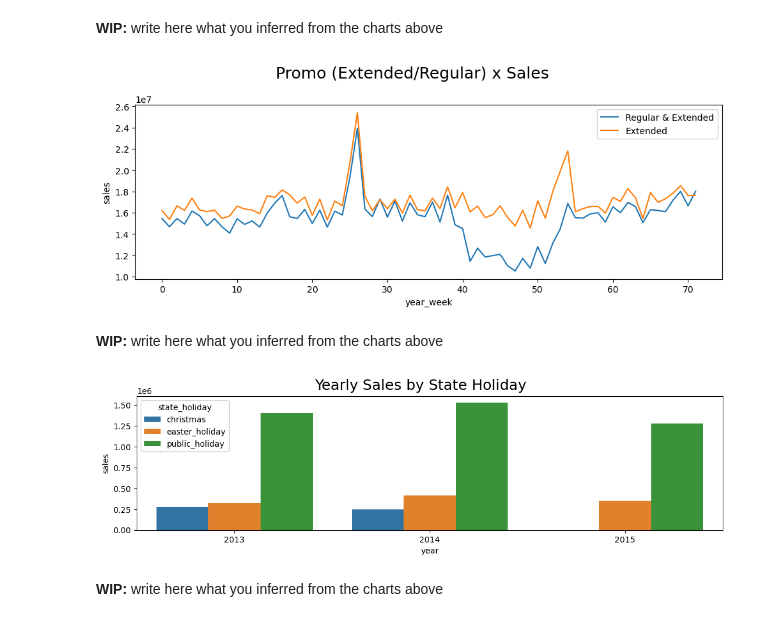
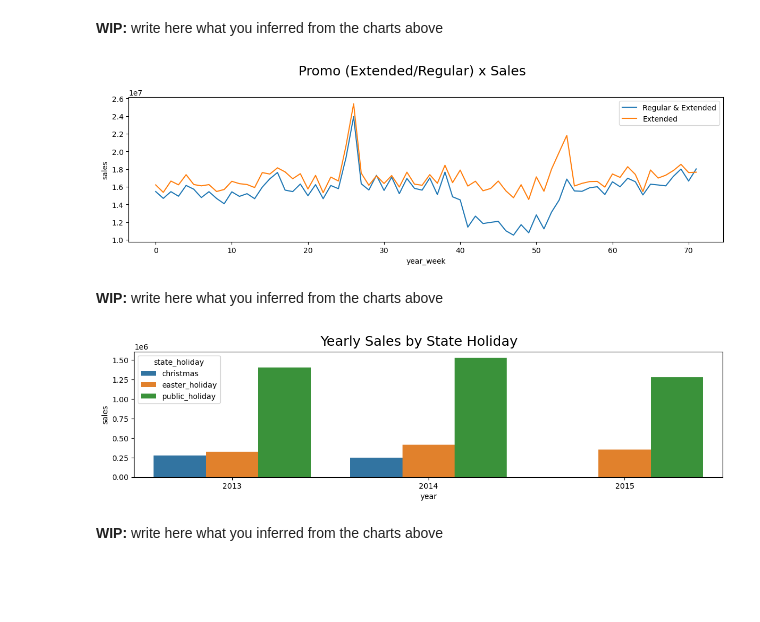
Before and after one commit to duancleypaul/repos, a Jupyter notebook: Rossmann Store Sales/rossmann-store-sales.ipynb, the cells around one changed output. Drawn from its saved outputs; the diff is of its cells as text; code cells hidden in the pictures; blank space fills up the shorter version.

```diff
--- a/Rossmann Store Sales/rossmann-store-sales.ipynb
+++ b/Rossmann Store Sales/rossmann-store-sales.ipynb
@@ -593,34 +593,34 @@ plt.show();
 # %%
 aux1 = df_train_with_sales.loc[
     (df_train_with_sales['promo'] == 1) & (df_train_with_sales['promo2'] == 1),
     ['year_week', 'sales']
 ].groupby('year_week').sum().reset_index()
-ax = aux1.plot(figsize=(10,4))
+ax = aux1.plot(figsize=(12,4))
 
 aux2 = df_train_with_sales.loc[
     (df_train_with_sales['promo'] == 1) & (df_train_with_sales['promo2'] == 0),
     ['year_week', 'sales']
 ].groupby('year_week').sum().reset_index()
 aux2.plot(ax=ax)
 
 ax.legend(labels=['Regular & Extended', 'Extended']);
 plt.xlabel("year_week")
 plt.ylabel("sales")
 plt.suptitle("Promo (Extended/Regular) x Sales", fontsize=18)
 plt.tight_layout()
 # %% [output]
-[figure, old version]
+[figure, new version]
 # %% [markdown]
 **WIP:** write here what you inferred from the charts above
 # %%
 aux = df_train_with_sales[df_train_with_sales['state_holiday'] != 'regular_day']
 aux = aux[['year', 'state_holiday', 'sales']].groupby(['year', 'state_holiday']).sum().reset_index()
 
-plt.figure(figsize=(13,3))
+plt.figure(figsize=(14,3))
 ax = sns.barplot(x='year', y='sales', hue='state_holiday', data=aux);
 plt.suptitle("Yearly Sales by State Holiday", fontsize=18);
 # %% [output]
-[figure, old version]
+[figure, new version]
 # %% [markdown]
 **WIP:** write here what you inferred from the charts above
 # %%
```
Also changed, not shown: parts of 8 cells of this notebook.
